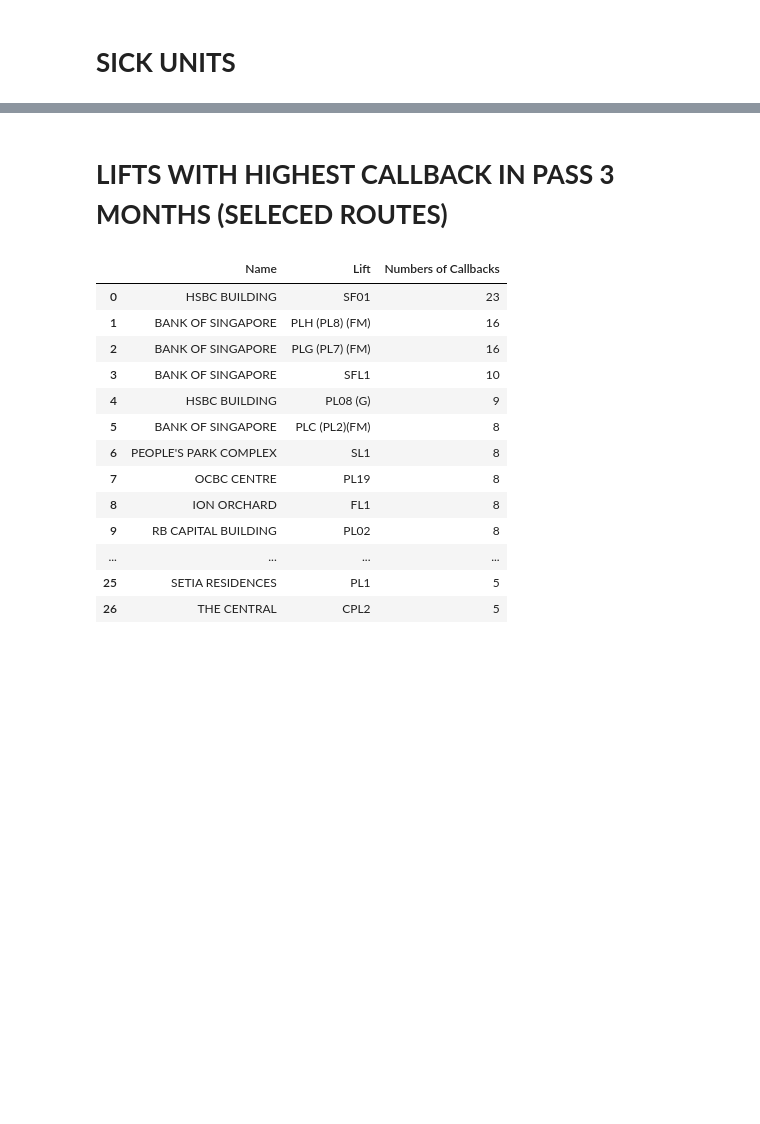
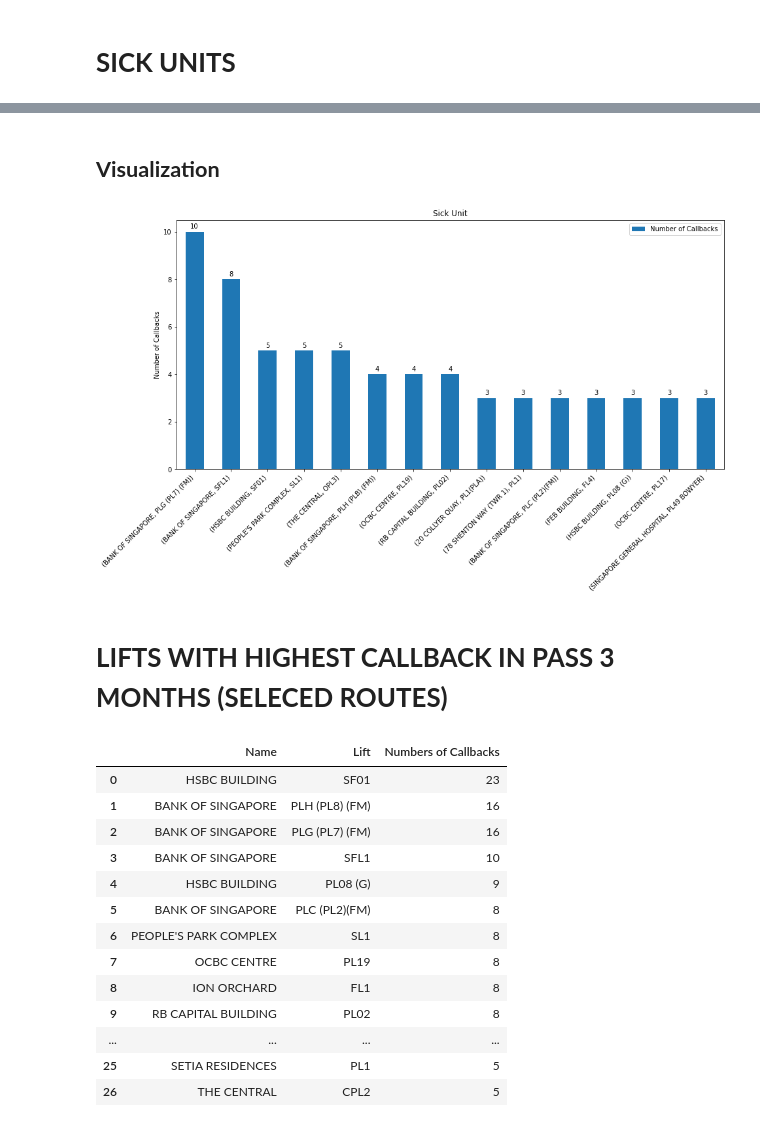
Before and after one commit to melvinps/Data-Analysis-Schindler-Lift-Singapore, a Jupyter notebook: Callback_Analysis.ipynb, the cells around one changed output, grey strips where cells are left out. Saved outputs shown, nothing was run; the diff lists cells and outputs as text; code cells hidden in the pictures; blank space fills up the shorter version.

```diff
--- a/Callback_Analysis.ipynb
+++ b/Callback_Analysis.ipynb
@@ -229,6 +232,7 @@ for j in top_10_lst:
     plt.xticks(rotation=90, ha='center')
     f.set_title(j)
     f.set_xlabel('')
+    f.set_ylabel('Number of Callbacks')
     plt.legend(bbox_to_anchor=(1, 1.005), loc='upper left', fontsize= 'x-large')
     label_group_bar_table(f, gp)
     plt.locator_params(axis="y", integer=True, tight=True)
@@ -299,3 +311,21 @@ df_sick
+# %% [markdown]
+## **Visualization**
+# %%
+df_v = df_sick.set_index(['Name','Description of technical object'])
+f =df_v.plot.bar(figsize=(15,7))
+plt.xticks(rotation=45, ha='right')
+f.set_title('Sick Unit')
+f.set_xlabel('')
+f.set_ylabel('Number of Callbacks')
+
+for p in f.patches:
+      f.annotate('{:.0f}'.format(p.get_height(), '.1f'),
+                   (p.get_x() + p.get_width() / 2., p.get_height()),
+                    ha = 'center', va = 'center',
+                   xytext = (0, 8),
+                   textcoords = 'offset points')
+# %% [output]
+[figure, added]
 # %% [markdown]
 # **LIFTS WITH HIGHEST CALLBACK IN PASS 3 MONTHS (SELECED ROUTES)**
 # %%
```
Also changed, not shown: parts of 5 cells of this notebook.
